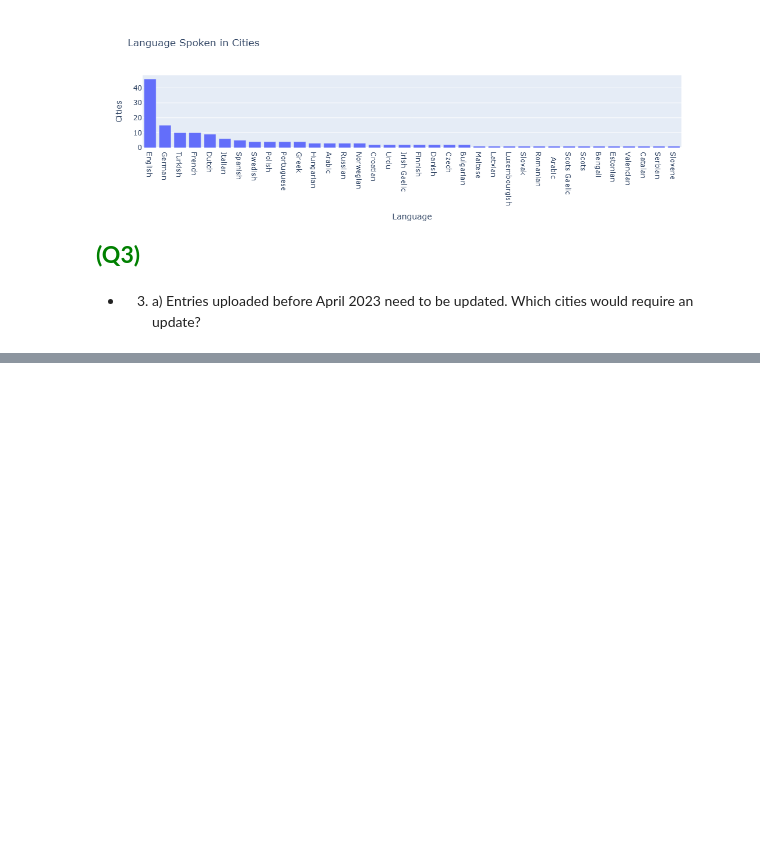
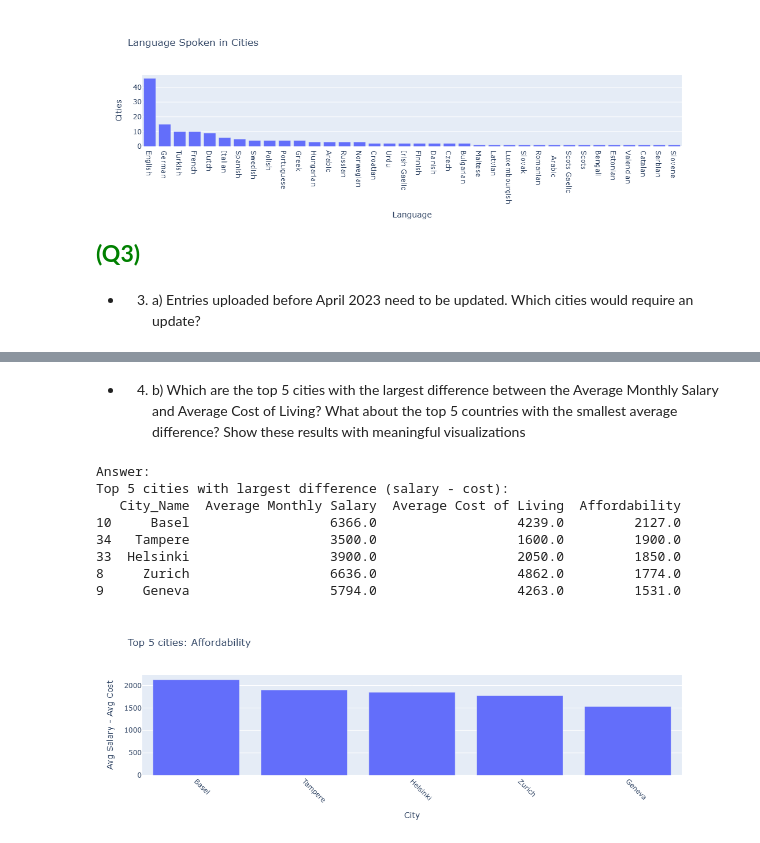
Before and after one commit to saifhoque15-netizen/where-should-I-live, a Jupyter notebook: Group22_PDS_2526.ipynb, the cells around one changed output, grey strips where cells are left out. Saved outputs shown, nothing was run; the diff lists cells and outputs as text; code cells hidden in the pictures; blank space fills up the shorter version.

```diff
--- a/Group22_PDS_2526.ipynb
+++ b/Group22_PDS_2526.ipynb
@@ -660,0 +799,48 @@ Name: count, dtype: int64
+# %% [markdown]
+- 4. b) Which are the top 5 cities with the largest difference between the Average
+            Monthly Salary and Average Cost of Living?
+            What about the top 5 countries with the smallest average difference?
+            Show these results with meaningful visualizations
+# %%
+# ensure columns exist
+df_final['Affordability'] = df_final['Average Monthly Salary'] - df_final['Average Cost of Living']
+
+# Top 5 cities (largest positive difference)
+top5_cities = df_final[['City_Name',  'Average Monthly Salary', 'Average Cost of Living', 'Affordability']].dropna().sort_values('Affordability', ascending=False).head(5)
+print('Answer:')
+print("Top 5 cities with largest difference (salary - cost):")
+print(top5_cities)
+
+fig = px.bar(
+    top5_cities,
+    x="City_Name",
+    y="Affordability",
+    title="Top 5 cities: Affordability",
+)
+
+fig.update_layout(
+    xaxis_title="City",
+    yaxis_title="Avg Salary - Avg Cost"
+)
+
+fig.show()
+
+
+
+plt.figure()
+plt.bar(smallest5_countries.index, smallest5_countries.values)
+plt.title('Countries with smallest average Salary - Cost')
+plt.xlabel('Country')
+plt.ylabel('Average (Salary - Cost)')
+plt.xticks(rotation=45)
+plt.show()
+# %% [output]
+Answer:
+Top 5 cities with largest difference (salary - cost):
+   City_Name  Average Monthly Salary  Average Cost of Living  Affordability
+10     Basel                  6366.0                  4239.0         2127.0
+34   Tampere                  3500.0                  1600.0         1900.0
+33  Helsinki                  3900.0                  2050.0         1850.0
+8     Zurich                  6636.0                  4862.0         1774.0
+9     Geneva                  5794.0                  4263.0         1531.0
+[figure, added]
```
Also changed, not shown: parts of 20 cells of this notebook.
